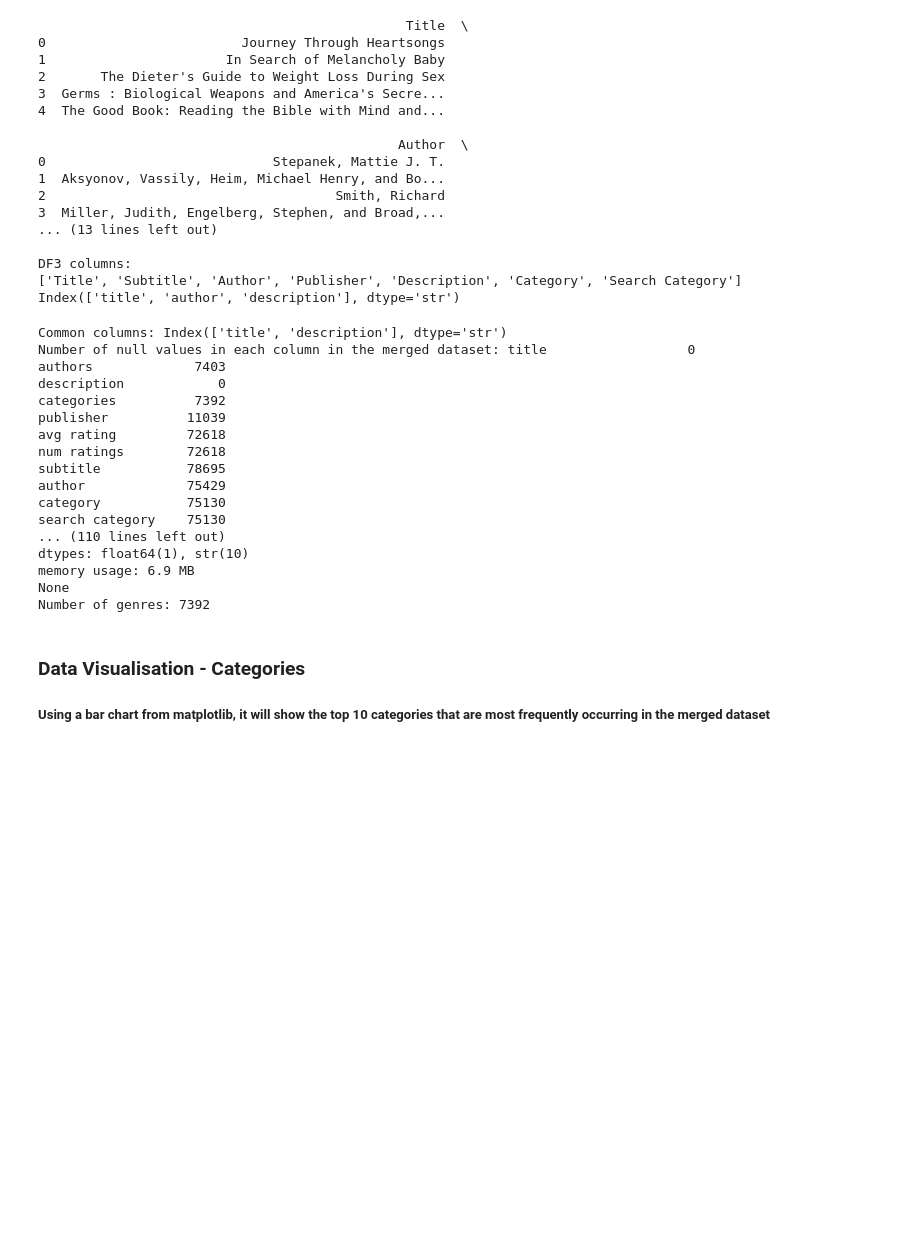
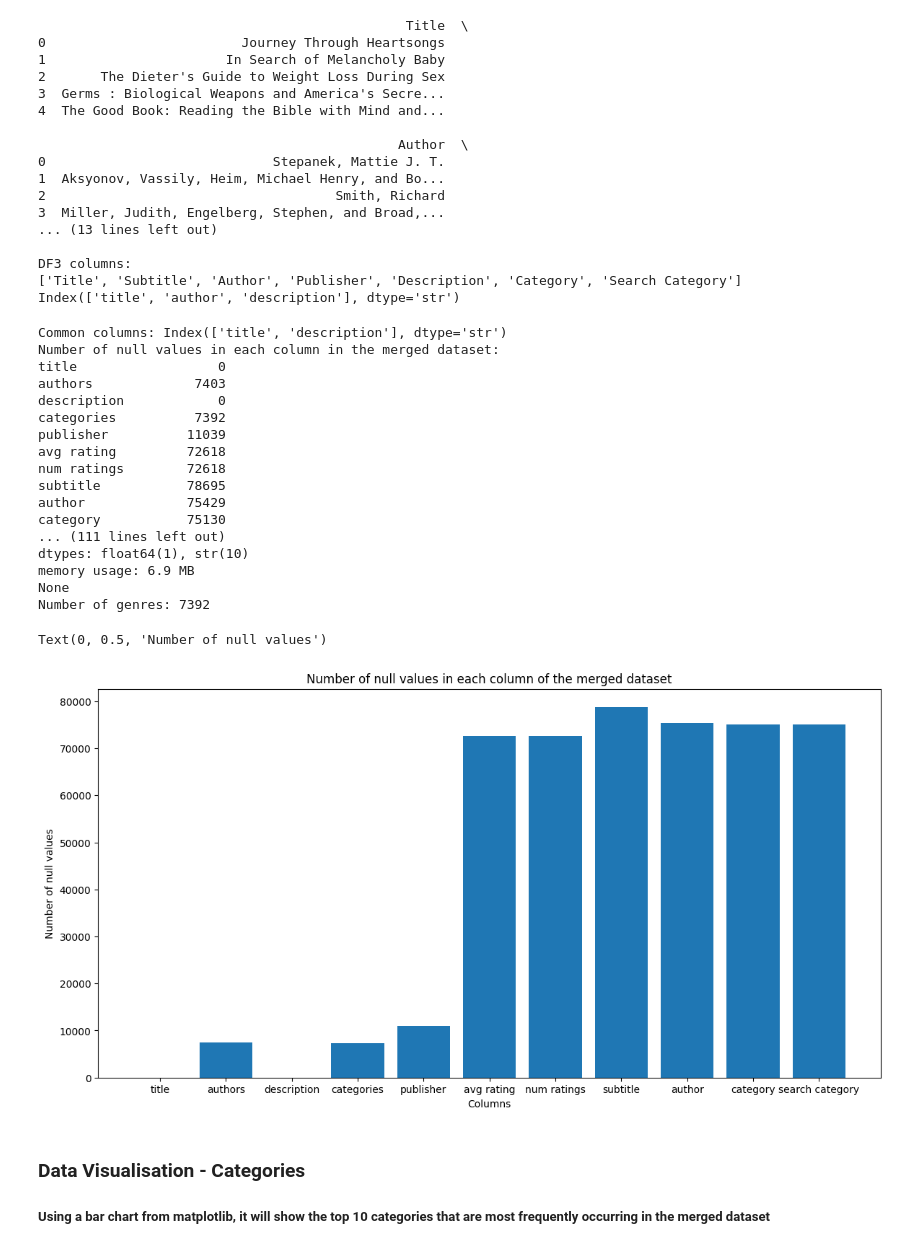
Before and after one commit to X00222004/Project_2026, a Jupyter notebook: project_book.ipynb, the cells around one changed output. Saved outputs shown, nothing was run; the diff lists cells and outputs as text; code cells hidden in the pictures; blank space fills up the shorter version.

```diff
--- a/project_book.ipynb
+++ b/project_book.ipynb
@@ -282,41 +344,50 @@ print("\nCommon columns:", common_columns)
 df = pd.concat([df1, df2, df3], ignore_index=True)
 df.to_csv('MergedBooksDataset.csv', encoding="utf-8", index=False)
 
-print("Number of null values in each column in the merged dataset:", df.isnull().sum())
+print("Number of null values in each column in the merged dataset:\n" + str(df.isnull().sum()))
 
 print("\nFinal merged dataset:")
 print("\n-----------Dataset Shape & Columns-----------\n")
 print("Shape: ", df.shape)
 print("Columns: ", df.columns.tolist())
 print("\n-----------Dataset First and Last 15 rows-----------\n")
 print("First 15 rows\n\n", df.head(15).to_markdown(index=False), "\n")
 print("Last 15 rows\n\n", df.tail(15).to_markdown(index=False), "\n")
 print("\n-----------Description of dataset columns-----------\n")
 print(df.describe(), "\n")
 print("\n" + ("-"*30), "\n")
 print("\nNumber of categories: ")
 print(df["category"].value_counts().head(20))
 print("\n-----------Dataset Overall Info-----------\n")
 print(df.info())
 print("Number of genres:", df["category"].value_counts().sum())
+
+# Data visualization of null values in the merged dataset
+plt.figure(figsize=(14, 7))
+plt.bar(df.isnull().sum().index, df.isnull().sum().values)
+plt.title("Number of null values in each column of the merged dataset")
+plt.xlabel("Columns")
+plt.ylabel("Number of null values")
 # %% [output]
 Common columns: Index(['title', 'description'], dtype='str')
-Number of null values in each column in the merged dataset: title                  0
+Number of null values in each column in the merged dataset:
+title                  0
 authors             7403
 description            0
 categories          7392
 publisher          11039
 avg rating         72618
 num ratings        72618
 subtitle           78695
 author             75429
 category           75130
-search category    75130
-... (110 lines left out)
+... (111 lines left out)
 dtypes: float64(1), str(10)
 memory usage: 6.9 MB
 None
 Number of genres: 7392
+Text(0, 0.5, 'Number of null values')
+[figure, added]
 # %% [markdown]
 ### Data Visualisation - Categories
 
```
Also changed, not shown: parts of 14 cells of this notebook.
